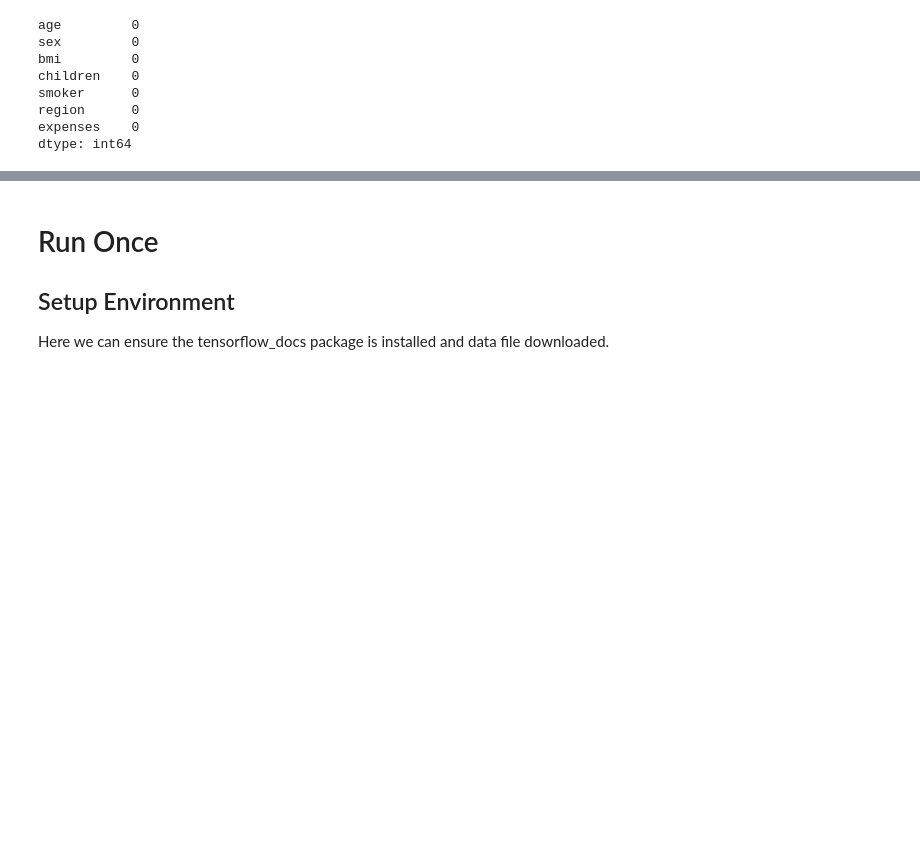
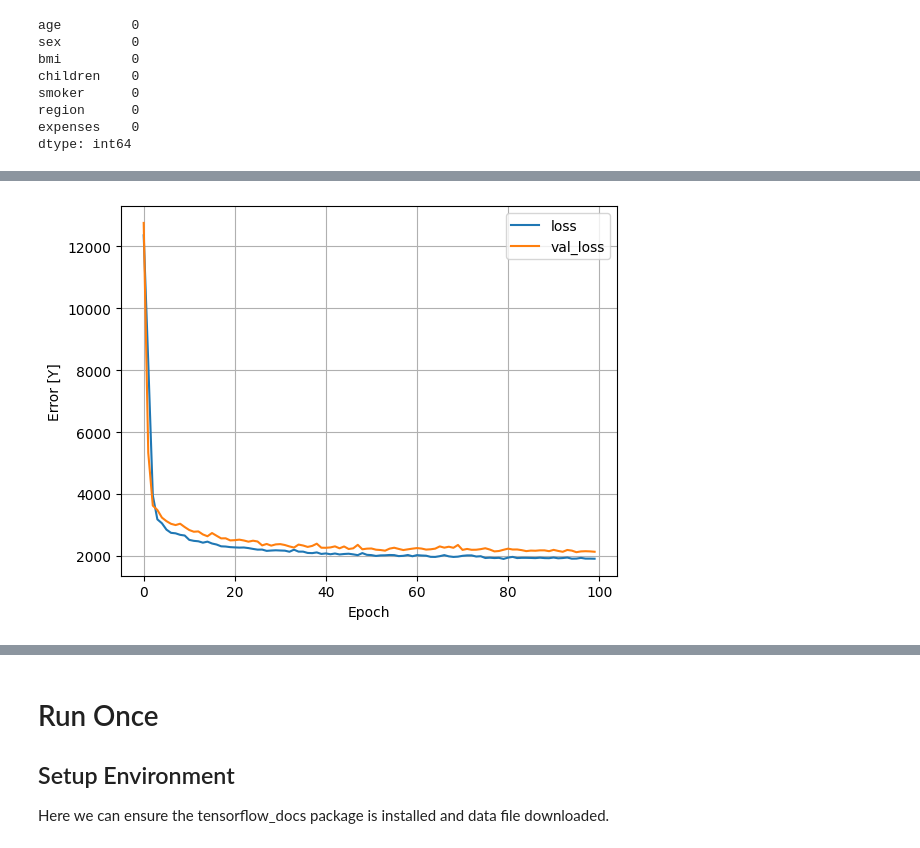
Before and after one commit to bryangoodrich/codecamp, a Jupyter notebook: freecodecamp/costcalc/fcc_predict_health_costs_with_regression.ipynb, the cells around one changed output, grey strips where cells are left out. Cells and saved outputs as stored; diff of their text form; code cells hidden in the pictures; blank space fills up the shorter version.

Commit message:
Update working health cost regression notebook

```diff
--- a/freecodecamp/costcalc/fcc_predict_health_costs_with_regression.ipynb
+++ b/freecodecamp/costcalc/fcc_predict_health_costs_with_regression.ipynb
@@ -142,0 +94,15 @@ ValueError: The truth value of a Series is ambiguous. Use a.empty, a.bool(), a.i
+# %%
+# See for reference: https://www.tensorflow.org/tutorials/keras/regression
+dataset = df.copy()
+
+categorical_columns = ["sex", "smoker", "region", "children"]
+dataset = pd.get_dummies(dataset, columns = categorical_columns, drop_first=False)
+
+train_dataset = dataset.sample(frac=0.8, random_state=0)
+test_dataset = dataset.drop(train_dataset.index)
+
+train_labels = train_dataset.pop("expenses")
+test_labels = test_dataset.pop("expenses")
+labels = dataset.pop("expenses")
+
+train_dataset.describe().transpose()
@@ -142,0 +127,28 @@ ValueError: The truth value of a Series is ambiguous. Use a.empty, a.bool(), a.i
+# %%
+%%time
+
+metrics = [tf.keras.metrics.MeanAbsoluteError(), tf.keras.metrics.MeanSquaredError()]
+
+normalizer = tf.keras.layers.Normalization(axis=1)
+normalizer.adapt(np.array(dataset))
+sequence = [
+    normalizer,
+    layers.Dense(units=10, activation="relu"),
+    layers.Dense(units=5, activation="relu"),
+    layers.Dense(units=1, activation="linear")
+]
+model = tf.keras.Sequential(sequence)
+model.compile(
+    optimizer = tf.keras.optimizers.Adam(learning_rate=0.1),
+    loss = tf.keras.losses.MeanAbsoluteError(),
+    metrics = metrics)
+
+history = model.fit(
+    train_dataset,
+    train_labels,
+    epochs = 100,
+    verbose = 0,
+    validation_split = 0.2)
+
+plot_loss(history)
+# %% [output]
@@ -143,3 +157,4 @@ ValueError: The truth value of a Series is ambiguous. Use a.empty, a.bool(), a.i
+[figure, added]
 # %%
 # RUN THIS CELL TO TEST YOUR MODEL. DO NOT MODIFY CONTENTS.
 # Test model by checking how well the model generalizes using the test set.
```
Also changed, not shown: parts of 10 cells of this notebook.
